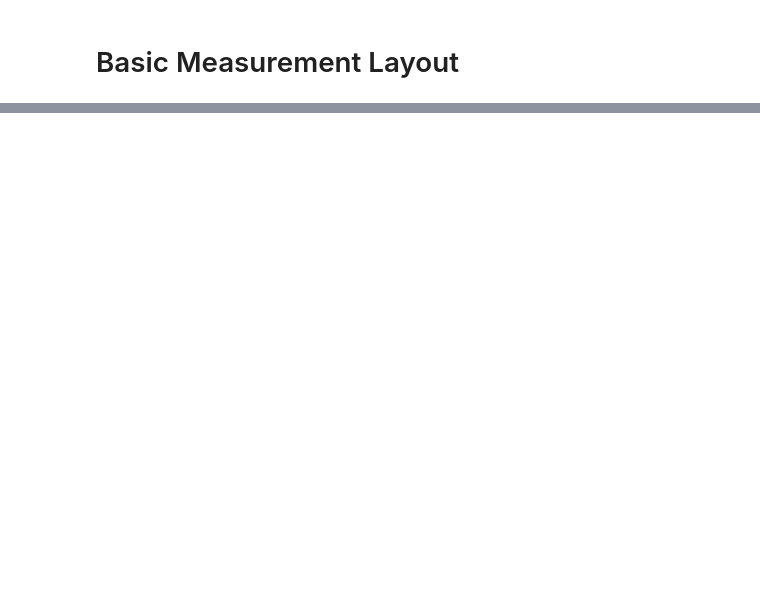
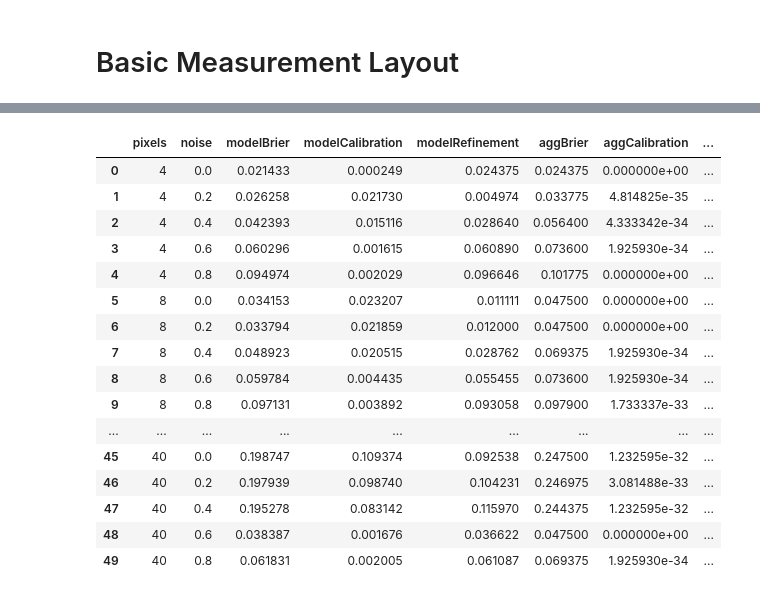
Before and after one commit to Kinds-of-Intelligence-CFI/measurement-layouts, a Jupyter notebook: basic_measurement_layout/basic_measurement_layout.ipynb, the cells around one changed output, grey strips where cells are left out. Drawn from its saved outputs; the diff is of its cells as text; code cells hidden in the pictures; blank space fills up the shorter version.

```diff
--- a/basic_measurement_layout/basic_measurement_layout.ipynb
+++ b/basic_measurement_layout/basic_measurement_layout.ipynb
@@ -85,14 +88,14 @@ def brierDecomp(preds, outs):
   refinement = np.sum(binCounts * (binTrueFreqs *(1 - binTrueFreqs))) / np.sum(binCounts) if np.sum(binCounts) > 0 else 0
   # Compute refinement component
   #refinement = brier - calibration
-  return brier, calibration,
+  return brier, calibration, refinement
 
 def predict(m, trace, relevantData):
   with m:
     predictions = pm.sample_posterior_predictive(trace, var_names=["successP"], return_inferencedata=False, predictions=True, extend_inferencedata=False)
     predictionSuccessChainRuns = predictions["successP"][:,:,0:len(relevantData)]
     predictionsSuccessInstance = np.mean(predictionSuccessChainRuns, (0,1))
-    successes = np.array([0 if val < -0.99 else 1 for val in data['finalReward']])
+    successes = np.array([0 if val < -0.99 else 1 for val in relevantData['finalReward']])
 
     return predictionsSuccessInstance, successes
 # %%
@@ -105,7 +108,7 @@ def setupModel(data):
   abilityMin["navAbility"] = 0
   abilityMax["navAbility"] = data['distance'].max()
 
-  abilityMin["visualAcuity"] = 0
+  abilityMin["visualAcuity"] = 0.0001
   abilityMax["visualAcuity"] = (data['distance']/data['size']).min()
 
   m = pm.Model()
@@ -113,11 +116,11 @@ def setupModel(data):
     navAbility = pm.HalfNormal("navAbility", sigma = abilityMax["navAbility"]/2)
     visualAcuity = pm.HalfNormal("visualAcuity", sigma = abilityMax["visualAcuity"]/2)
 
-    goalDist = pm.MutableData("goalDistance", data["distance"])
-    goalSize = pm.MutableData("goalSize", data["size"])
+    goalDist = pm.Data("goalDistance", data["distance"])
+    goalSize = pm.Data("goalSize", data["size"])
 
     navP = pm.Deterministic("navP", logistic_general(navAbility - goalDist, min = abilityMin["navAbility"], max = abilityMax["navAbility"], c = 0, p = 0.99))
-    visualP = pm.Deterministic("visualP", logistic_general(visualAcuity - goalSize, min = abilityMin["visualAcuity"], max = abilityMax["visualAcuity"], c = 0, p = 0.99))
+    visualP = pm.Deterministic("visualP", logistic_general(np.log(visualAcuity) - np.log(goalDist/goalSize), min = np.log(abilityMin["visualAcuity"]), max = np.log(abilityMax["visualAcuity"]), c = 0, p = 0.99))
 
     successP = pm.Deterministic("successP", navP * visualP)
 
@@ -140,6 +141,9 @@ results = defaultdict(list)
 # %%
+results = defaultdict(list)
+
 for p in pixel_sizes:
   for n in noise_levels:
+    print(f"Fitting measurement layout for agent with {p}x{p} input and {n} navigation noise.")
     results['pixels'].append(p)
     results['noise'].append(n)
 
@@ -155,11 +159,15 @@ for p in pixel_sizes:
 
     predictionsSuccessInstance, successes = predict(model_test, data_training, test_set)
 
-    agentBrierScoreSuccess, _, _ = brierDecomp(predictionsSuccessInstance, successes)
-    agentAggBrierScoreSuccess, _, _ = brierDecomp(np.repeat(np.mean(successes), len(successes)), successes)
+    agentBrierScoreSuccess, agentCalibrationSuccess, agentRefinementSuccess = brierDecomp(predictionsSuccessInstance, successes)
+    agentAggBrierScoreSuccess, agentAggCalibrationSuccess, agentAggRefinementSuccess = brierDecomp(np.repeat(np.mean(successes), len(successes)), successes)
 
     results['modelBrier'].append(agentBrierScoreSuccess)
+    results['modelCalibration'].append(agentCalibrationSuccess)
+    results['modelRefinement'].append(agentRefinementSuccess)
     results['aggBrier'].append(agentAggBrierScoreSuccess)
+    results['aggCalibration'].append(agentAggCalibrationSuccess)
+    results['aggRefinement'].append(agentAggRefinementSuccess)
 
     model_all, abilityMin, abilityMax, successes = setupModel(data=data)
 
@@ -179,0 +202,22 @@ for p in pixel_sizes:
+# %%
+results_df = pd.DataFrame(results)
+results_df["modelBetter"] = results_df["modelBrier"] < results_df["aggBrier"]
+results_df
+# %% [output]
+|  | pixels | noise | modelBrier | modelCalibration | modelRefinement | aggBrier | aggCalibration | ... |
+| 0 | 4 | 0.0 | 0.021433 | 0.000249 | 0.024375 | 0.024375 | 0.000000e+00 | ... |
+| 1 | 4 | 0.2 | 0.026258 | 0.021730 | 0.004974 | 0.033775 | 4.814825e-35 | ... |
+| 2 | 4 | 0.4 | 0.042393 | 0.015116 | 0.028640 | 0.056400 | 4.333342e-34 | ... |
+| 3 | 4 | 0.6 | 0.060296 | 0.001615 | 0.060890 | 0.073600 | 1.925930e-34 | ... |
+| 4 | 4 | 0.8 | 0.094974 | 0.002029 | 0.096646 | 0.101775 | 0.000000e+00 | ... |
+| 5 | 8 | 0.0 | 0.034153 | 0.023207 | 0.011111 | 0.047500 | 0.000000e+00 | ... |
+| 6 | 8 | 0.2 | 0.033794 | 0.021859 | 0.012000 | 0.047500 | 0.000000e+00 | ... |
+| 7 | 8 | 0.4 | 0.048923 | 0.020515 | 0.028762 | 0.069375 | 1.925930e-34 | ... |
+| 8 | 8 | 0.6 | 0.059784 | 0.004435 | 0.055455 | 0.073600 | 1.925930e-34 | ... |
+| 9 | 8 | 0.8 | 0.097131 | 0.003892 | 0.093058 | 0.097900 | 1.733337e-33 | ... |
+| ... | ... | ... | ... | ... | ... | ... | ... | ... |
+| 45 | 40 | 0.0 | 0.198747 | 0.109374 | 0.092538 | 0.247500 | 1.232595e-32 | ... |
+| 46 | 40 | 0.2 | 0.197939 | 0.098740 | 0.104231 | 0.246975 | 3.081488e-33 | ... |
+| 47 | 40 | 0.4 | 0.195278 | 0.083142 | 0.115970 | 0.244375 | 1.232595e-32 | ... |
+| 48 | 40 | 0.6 | 0.038387 | 0.001676 | 0.036622 | 0.047500 | 0.000000e+00 | ... |
+| 49 | 40 | 0.8 | 0.061831 | 0.002005 | 0.061087 | 0.069375 | 1.925930e-34 | ... |
```
Also changed, not shown: parts of 6 cells of this notebook.
